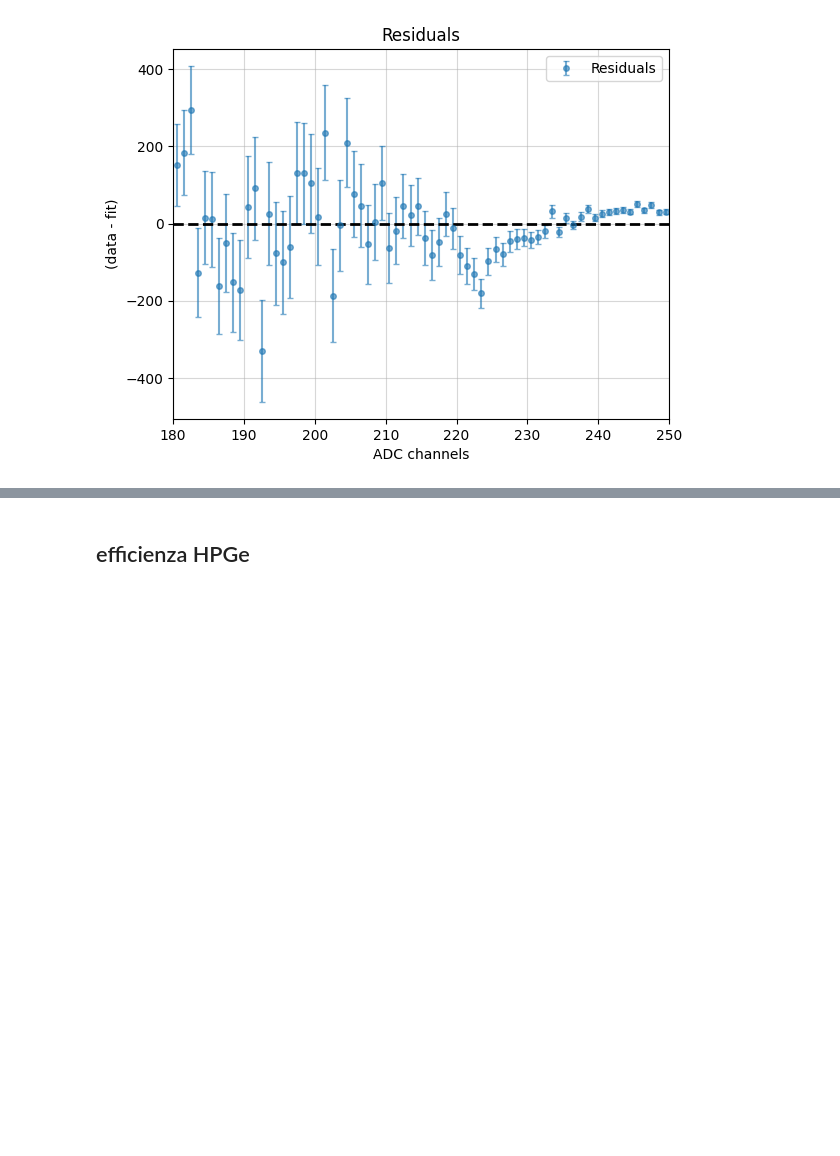
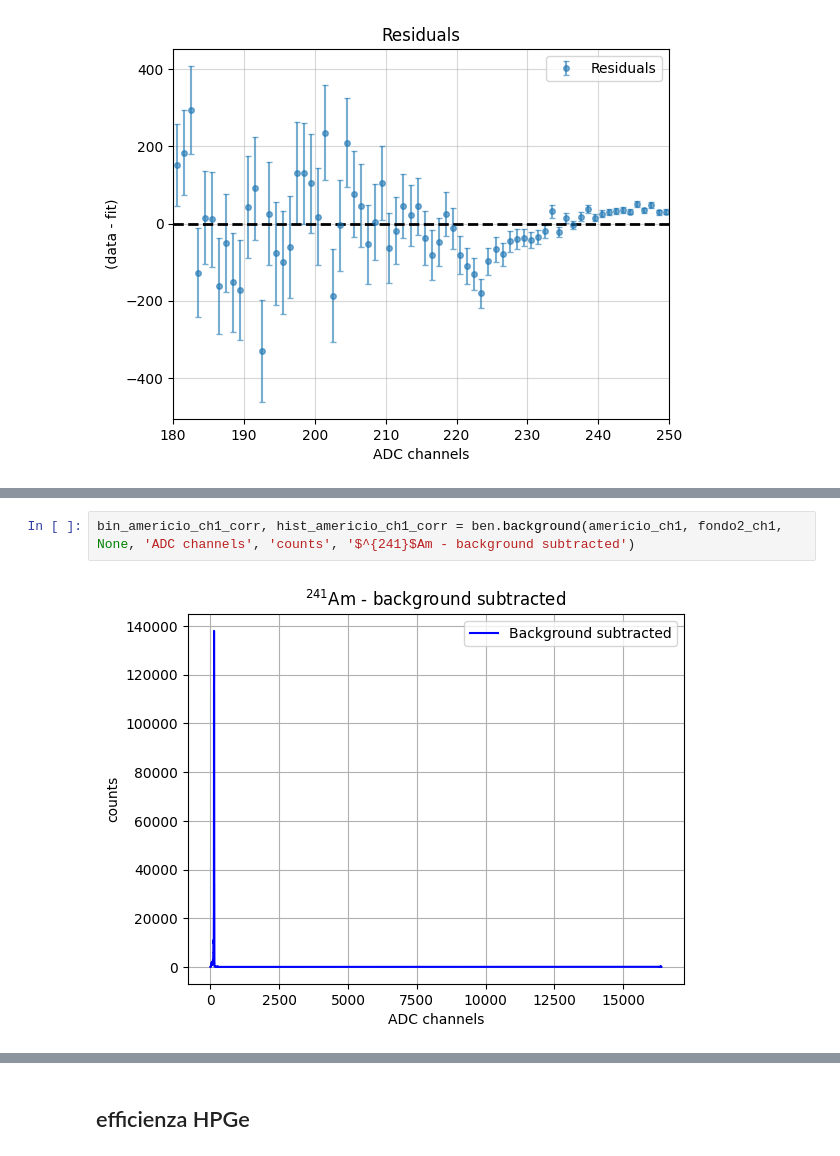
Before and after one commit to b3n3d3tt4/gamma, a Jupyter notebook: analisi.ipynb, the cells around one changed output, grey strips where cells are left out. Drawn from its saved outputs; the diff is of its cells as text; blank space fills up the shorter version.

```diff
--- a/analisi.ipynb
+++ b/analisi.ipynb
@@ -186,0 +217,4 @@ Integrale dell'istogramma nel range [166.35685198445304, 220.83525563559806] = 6
+# %%
+bin_americio_ch1_corr, hist_americio_ch1_corr = ben.background(americio_ch1, fondo2_ch1, None, 'ADC channels', 'counts', '$^{241}$Am - background subtracted')
+# %% [output]
+[figure, added]
```
Also changed, not shown: parts of 4 cells of this notebook.
